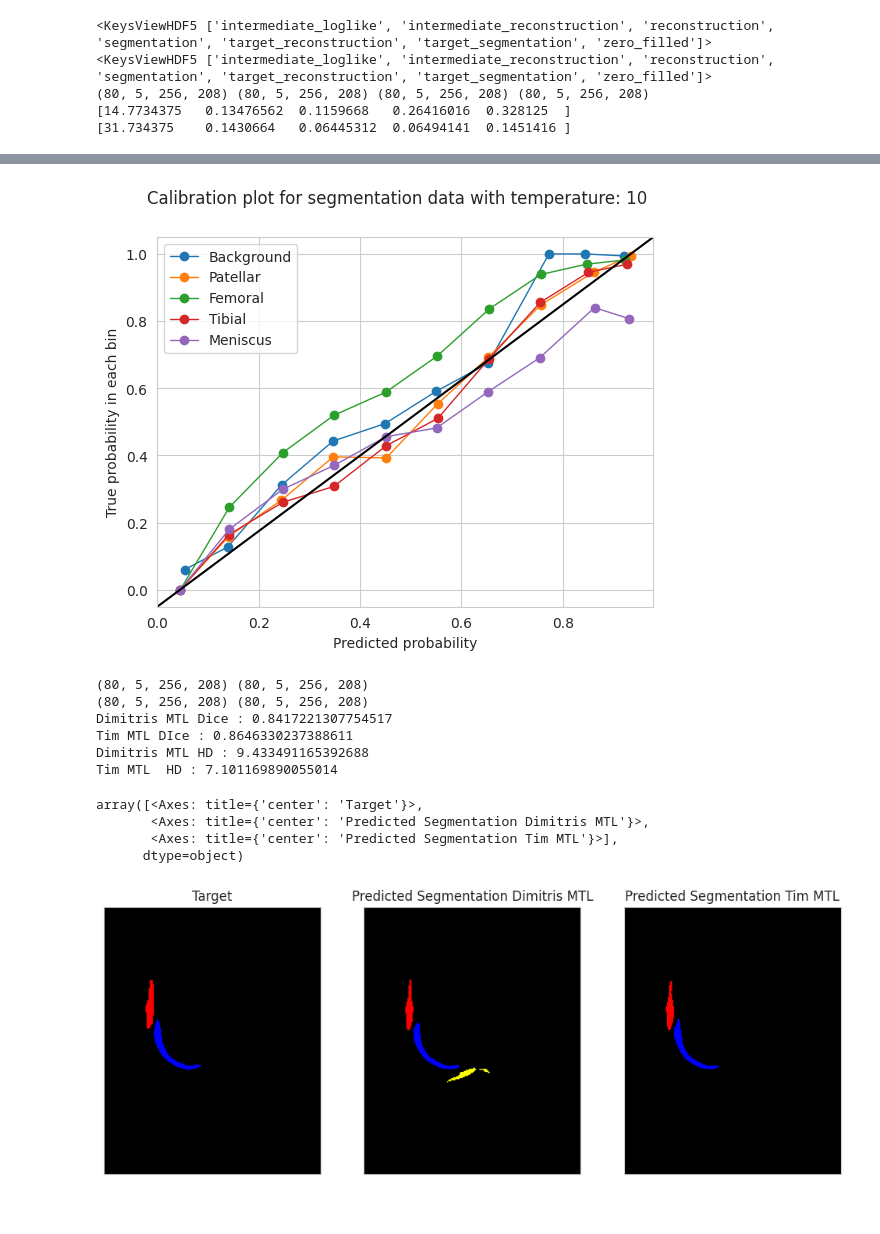
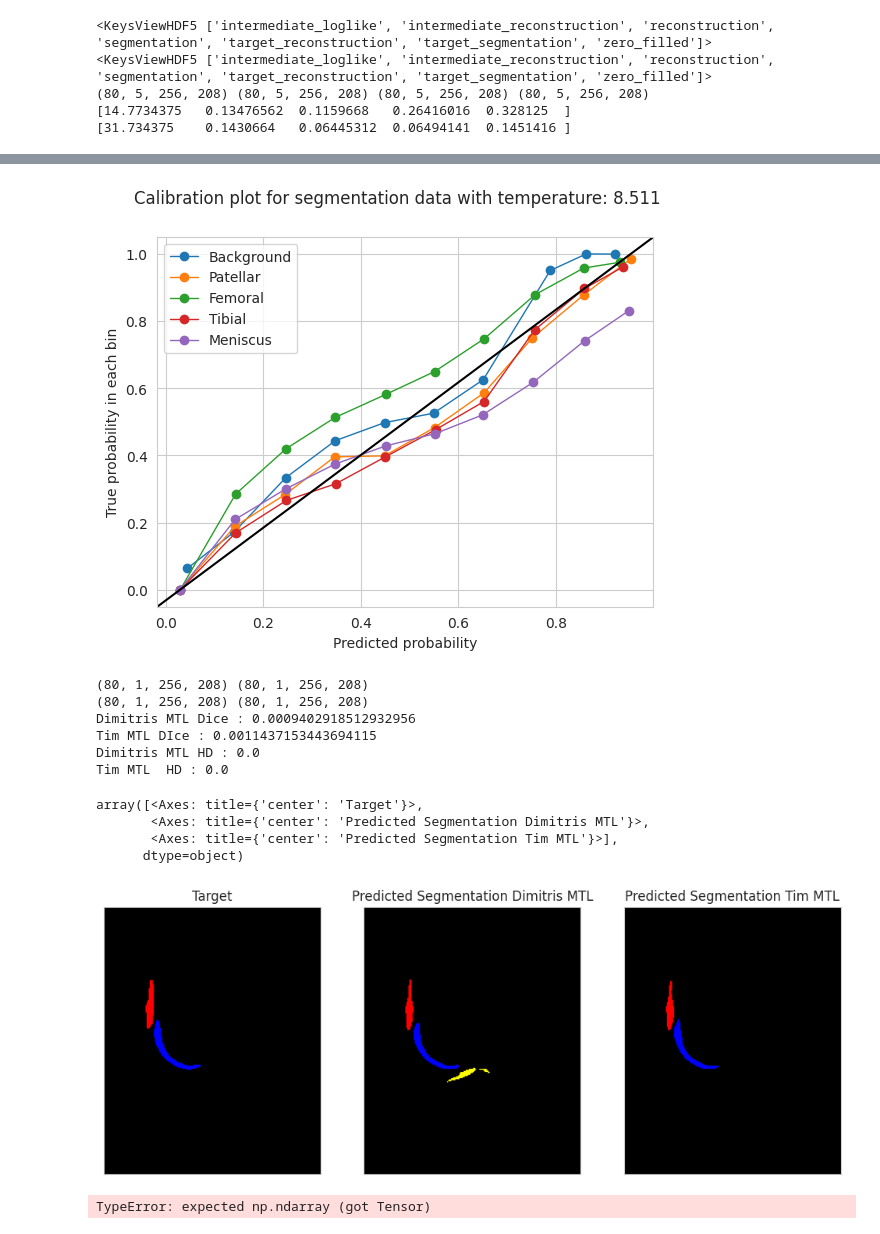
Before and after one commit to TimPaquaij/atommic, a Jupyter notebook: projects/MTL/rs/SKMTEA/temperature_scaling.ipynb, the cells around one changed output, grey strips where cells are left out. Saved outputs shown, nothing was run; the diff lists cells and outputs as text; code cells hidden in the pictures.

```diff
--- a/projects/MTL/rs/SKMTEA/temperature_scaling.ipynb
+++ b/projects/MTL/rs/SKMTEA/temperature_scaling.ipynb
@@ -322,37 +324,37 @@ plt.show()
 # %%
-T=10
+T=8.511
 segmentations_mtlrs_soft_2 = torch.softmax(torch.from_numpy(segmentations_mtlrs_2)/T, dim=1).numpy()
 prob_true_bg, prob_pred_bg = sc.calibration_curve(segmentation_labels_org_2[:, 0].reshape(-1),
                                                   segmentations_mtlrs_soft_2[:, 0].reshape(-1), n_bins=10)
 prob_true_1, prob_pred_1 = sc.calibration_curve(segmentation_labels_org_2[:, 1].reshape(-1),
                                                 segmentations_mtlrs_soft_2[:, 1].reshape(-1), n_bins=10)
 prob_true_2, prob_pred_2 = sc.calibration_curve(segmentation_labels_org_2[:, 2].reshape(-1),
                                                 segmentations_mtlrs_soft_2[:, 2].reshape(-1), n_bins=10)
 prob_true_3, prob_pred_3 = sc.calibration_curve(segmentation_labels_org_2[:, 3].reshape(-1),
                                                 segmentations_mtlrs_soft_2[:, 3].reshape(-1), n_bins=10)
 prob_true_4, prob_pred_4 = sc.calibration_curve(segmentation_labels_org_2[:, 4].reshape(-1),
                                                 segmentations_mtlrs_soft_2[:, 4].reshape(-1), n_bins=10)
 
 fig, ax = plt.subplots()
 # only these two lines are calibration curves
 plt.plot(prob_pred_bg, prob_true_bg, marker='o', linewidth=1, label='Background')
 plt.plot(prob_pred_1, prob_true_1, marker='o', linewidth=1, label='Patellar')
 plt.plot(prob_pred_2, prob_true_2, marker='o', linewidth=1, label='Femoral')
 plt.plot(prob_pred_3, prob_true_3, marker='o', linewidth=1, label='Tibial')
 plt.plot(prob_pred_4, prob_true_4, marker='o', linewidth=1, label='Meniscus')
 
 # reference line, legends, and axis labels
 line = mlines.Line2D([0, 1], [0, 1], color='black')
 transform = ax.transAxes
 line.set_transform(transform)
 ax.add_line(line)
 fig.suptitle(f'Calibration plot for segmentation data with temperature: {T}')
 ax.set_xlabel('Predicted probability')
 ax.set_ylabel('True probability in each bin')
 plt.legend()
 plt.show()
 # %% [output]
-[figure, old version]
+[figure, new version]
 # %%
 sl=40
 pred_seg_1 = label2rgb(np.argmax(segmentations_mtlrs_soft_1[sl, :, :, :],axis=0), bg_label=0)
@@ -362,10 +364,10 @@ tar_seg = label2rgb(np.argmax(segmentation_labels_org_1[sl, :, :, :],axis=0), bg
 
 segmentations_mtlrs_1_def = one_hot(torch.argmax(torch.abs(torch.from_numpy(segmentations_mtlrs_soft_1[:, :, :, :])),dim=1).unsqueeze(1),num_classes=segmentations_mtlrs_soft_1.shape[1]).float().numpy()
 segmentations_mtlrs_2_def = one_hot(torch.argmax(torch.abs(torch.from_numpy(segmentations_mtlrs_soft_2[:, :, :, :])),dim=1).unsqueeze(1),num_classes=segmentations_mtlrs_soft_2.shape[1]).float().numpy()
-dice_1=dice_metric(segmentation_labels_org_1,segmentations_mtlrs_1_def)
-dice_2=dice_metric(segmentation_labels_org_2,segmentations_mtlrs_2_def)
-hd_1=hausdorff_distance_metric(segmentation_labels_org_1,segmentations_mtlrs_1_def)
-hd_2=hausdorff_distance_metric(segmentation_labels_org_1,segmentations_mtlrs_2_def)
+dice_1=dice_metric(np.expand_dims(segmentation_labels_org_1[:,2],axis=1),np.expand_dims(segmentations_mtlrs_1_def[:,4],axis=1))
+dice_2=dice_metric(np.expand_dims(segmentation_labels_org_2[:,2],axis=1),np.expand_dims(segmentations_mtlrs_2_def[:,4],axis=1))
+hd_1=hausdorff_distance_metric(np.expand_dims(segmentation_labels_org_1[:,1],axis=1),np.expand_dims(segmentations_mtlrs_1_def[:,1],axis=1))
+hd_2=hausdorff_distance_metric(np.expand_dims(segmentation_labels_org_2[:,1],axis=1),np.expand_dims(segmentations_mtlrs_2_def[:,1],axis=1))
 hsize = 5
 wsize = hsize / segmentations_mtlrs_1.shape[-2] * segmentations_mtlrs_1.shape[-1]
 print(f"Dimitris MTL Dice : {dice_1}")
@@ -375,12 +377,12 @@ print(f"Tim MTL  HD : {hd_2}")
 
 plot_images([tar_seg, pred_seg_1,pred_seg_2], titles=['Target', "Predicted Segmentation Dimitris MTL","Predicted Segmentation Tim MTL","Predicted Segmentation Joint"], fontsize=12, wsize=wsize, hsize=hsize)
 # %% [output]
-(80, 5, 256, 208) (80, 5, 256, 208)
-(80, 5, 256, 208) (80, 5, 256, 208)
-Dimitris MTL Dice : 0.8417221307754517
-Tim MTL DIce : 0.8646330237388611
-Dimitris MTL HD : 9.433491165392688
-Tim MTL  HD : 7.101169890055014
+(80, 1, 256, 208) (80, 1, 256, 208)
+(80, 1, 256, 208) (80, 1, 256, 208)
+Dimitris MTL Dice : 0.0009402918512932956
+Tim MTL DIce : 0.0011437153443694115
+Dimitris MTL HD : 0.0
+Tim MTL  HD : 0.0
 array([<Axes: title={'center': 'Target'}>,
        <Axes: title={'center': 'Predicted Segmentation Dimitris MTL'}>,
        <Axes: title={'center': 'Predicted Segmentation Tim MTL'}>],
@@ -388,0 +433,8 @@ array([<Axes: title={'center': 'Target'}>,
+# %%
+temperature = torch.nn.Parameter(torch.ones(1))
+temperature.requires_grad = False
+validation =(segmentation_labels_org_2,segmentations_mtlrs_2)
+
+set_temp = set_temperature(validation,temperature)
+# %% [output]
+TypeError: expected np.ndarray (got Tensor)
```
Also changed, not shown: parts of 6 cells of this notebook, 12 other files.
